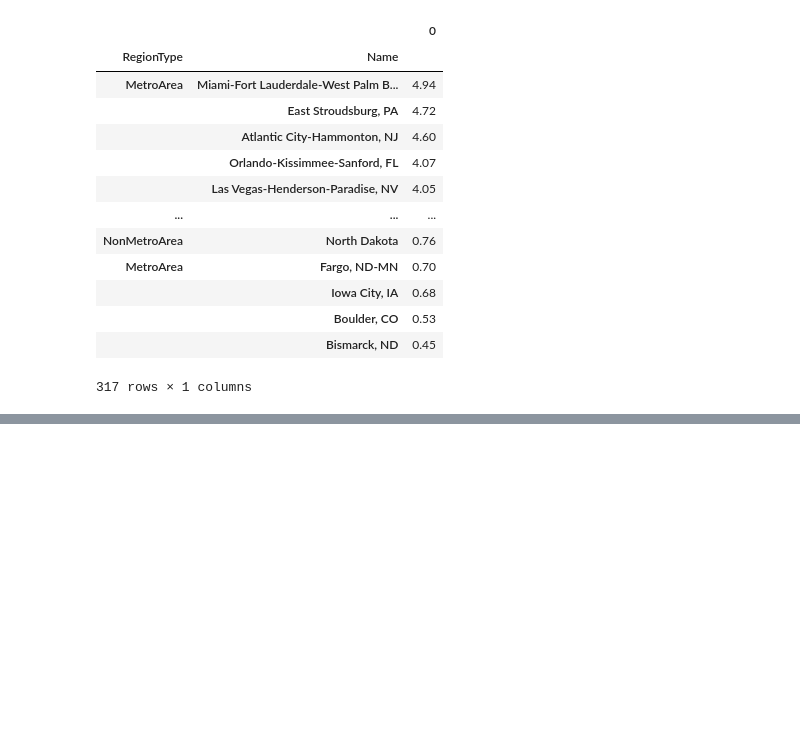
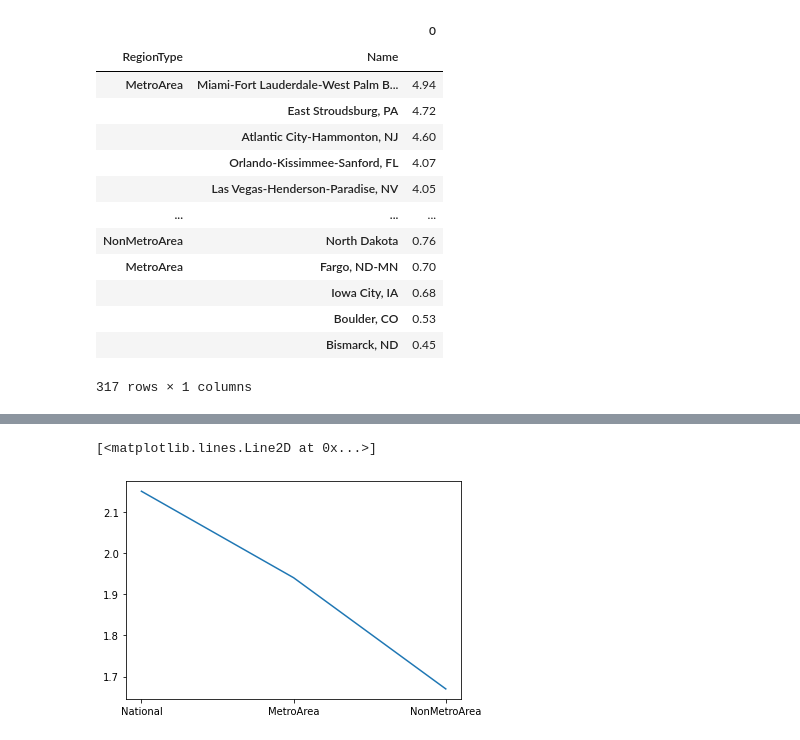
Before and after one commit to navinvarma/MortgageAnalysis, a Jupyter notebook: mortgage_stats.ipynb, the cells around one changed output, grey strips where cells are left out. Saved outputs shown, nothing was run; the diff lists cells and outputs as text; code cells hidden in the pictures; blank space fills up the shorter version.

```diff
--- a/mortgage_stats.ipynb
+++ b/mortgage_stats.ipynb
@@ -99,0 +143,5 @@ display(late_90plus_days_area)
+# %%
+plt.plot(late_90plus_days_region)
+# %% [output]
+[<matplotlib.lines.Line2D at 0x...>]
+[figure, added]
```
Also changed, not shown: parts of 10 cells of this notebook, 4 other files.
